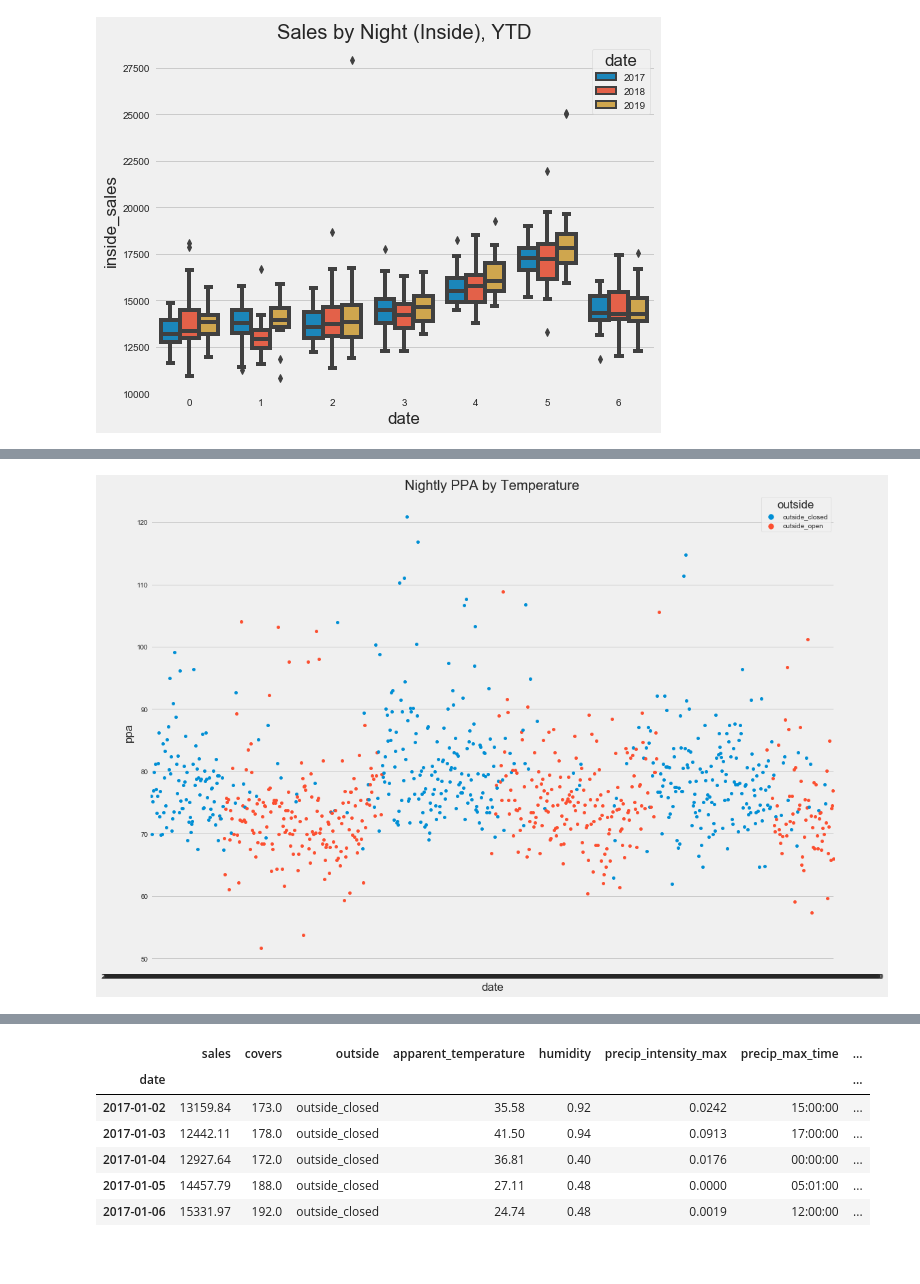
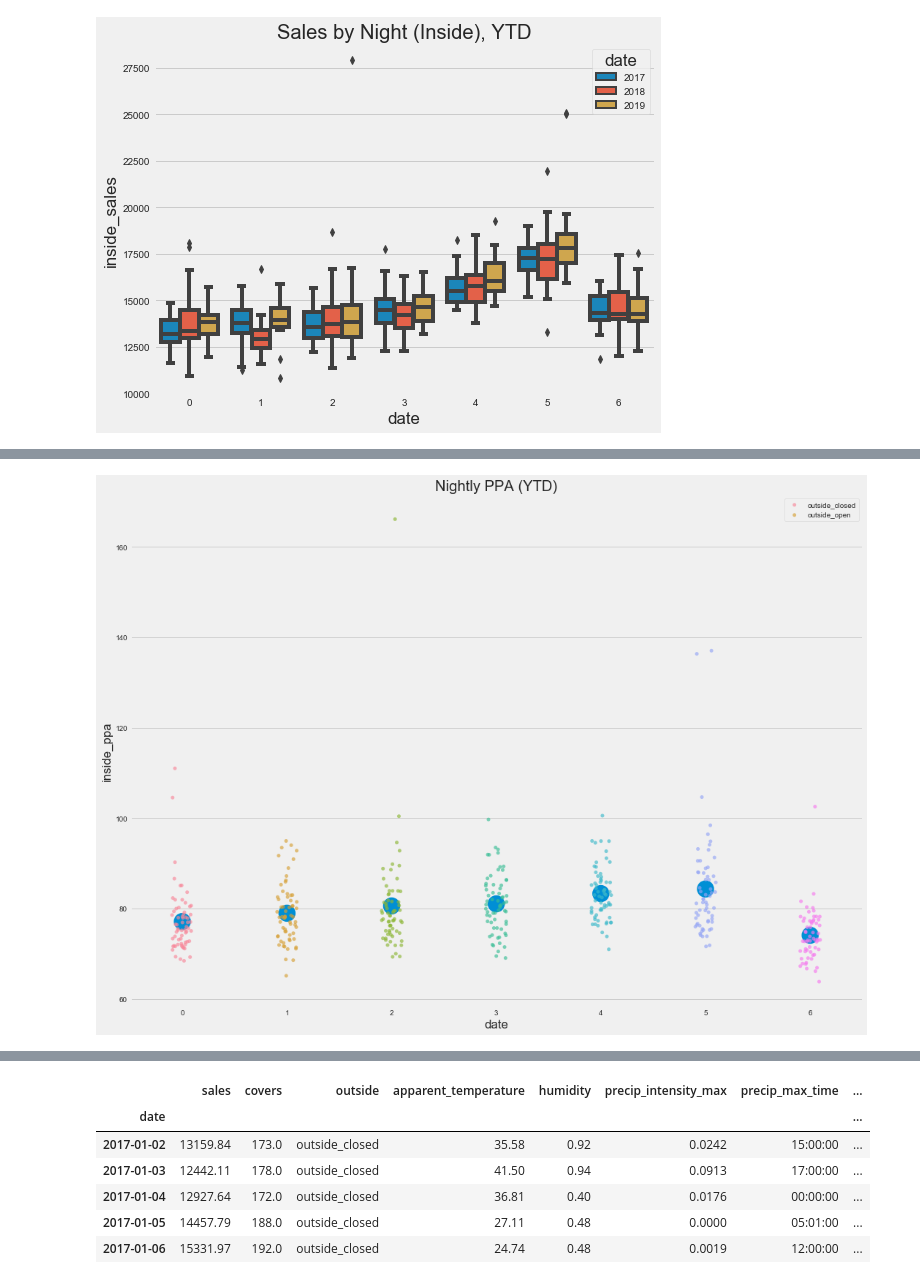
Before and after one commit to maks-p/restaurant_sales_forecasting, a Jupyter notebook: final_eda.ipynb, the cells around one changed output, grey strips where cells are left out. Saved outputs shown, nothing was run; the diff lists cells and outputs as text; code cells hidden in the pictures; blank space fills up the shorter version.

```diff
--- a/final_eda.ipynb
+++ b/final_eda.ipynb
@@ -60,6 +60,7 @@ def clean_up_for_eda(df):
 
     df.loc['2019-05-25', 'inside_covers'] = np.mean(df.inside_covers)
     df.loc['2018-10-04', 'inside_covers'] = np.mean(df.inside_covers)
+    df.loc['2019-01-26', 'inside_covers'] = np.mean(df.inside_covers)
 
     df['inside_ppa'] = df['inside_sales'] / df['inside_covers']
 
@@ -396,16 +384,29 @@ scatter_plot('ppa', 'apparent_temperature', 'outside', df)
 # %%
 plt.style.use('fivethirtyeight')
 plt.figure(figsize=(16,12))
+sns.stripplot(x=df_ytd.index.dayofweek,
+               y='inside_ppa',
+               hue=None,
+               data=df_ytd,
+               dodge=0.35,
+               alpha=0.65
+                );
 
-sns.stripplot(x=df.index,
-               y='ppa',
-               hue='outside',
-               data=df
-                )
+sns.pointplot(x=df_ytd.index.dayofweek,
+               y='inside_ppa',
+               hue=None,
+               data=df_ytd,
+               dodge=0.55,
+               alpha=0.75,
+               join=False,
+               ci=None
+                );
 
-plt.title('Nightly PPA by Temperature');
+
+plt.legend(['outside_closed', 'outside_open'])
+plt.title('Nightly PPA (YTD)');
 # %% [output]
-[figure, old version]
+[figure, new version]
 # %%
 plt.style.use('fivethirtyeight')
 plt.figure(figsize=(16,12))
```
Also changed, not shown: parts of 25 cells of this notebook, 1 other file.
